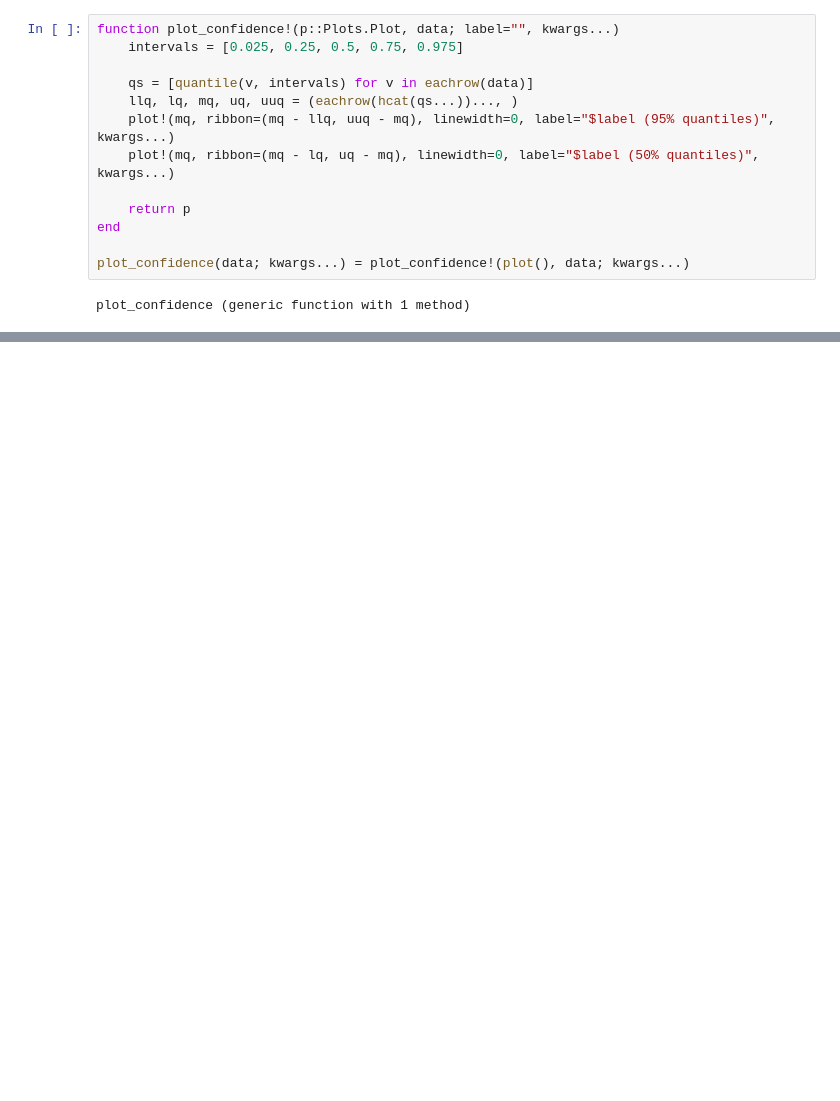
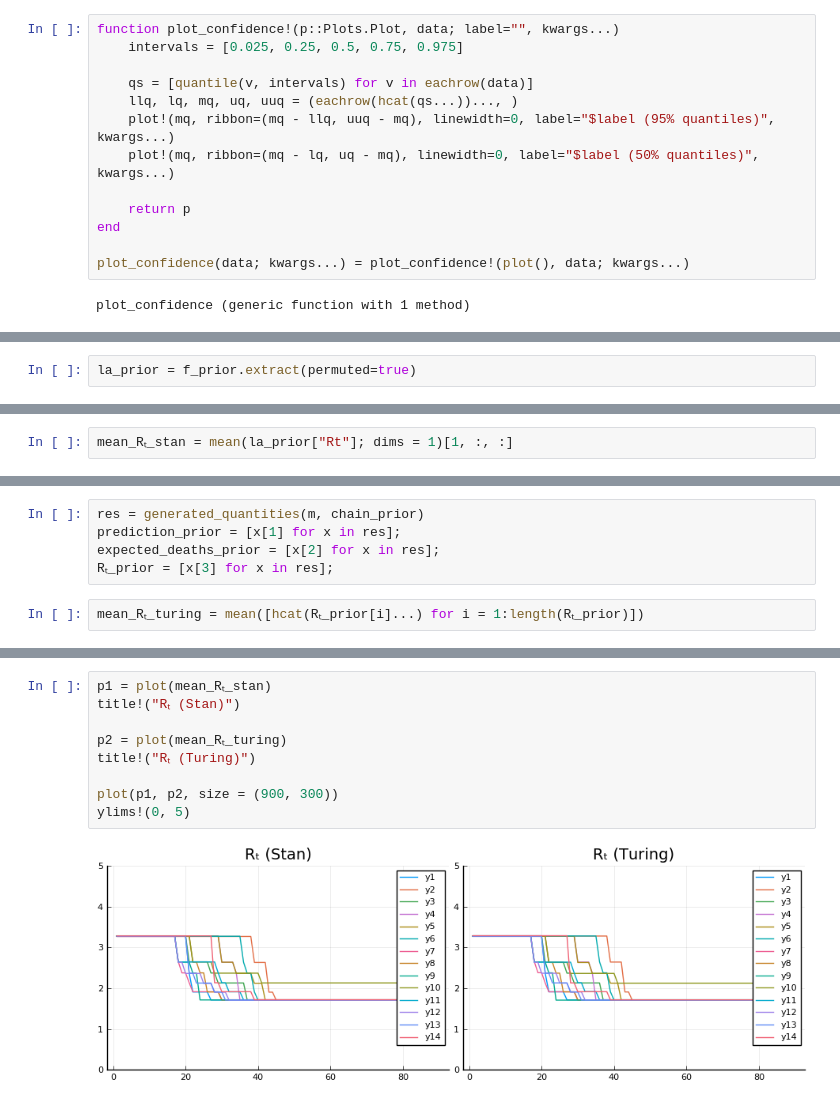
Before and after one commit to cambridge-mlg/Covid19, a Jupyter notebook: notebooks/01-Imperial-Report-13-Basics.ipynb, the cells around one changed output, grey strips where cells are left out. Saved outputs shown, nothing was run; the diff lists cells and outputs as text; blank space fills up the shorter version.

```diff
--- a/notebooks/01-Imperial-Report-13-Basics.ipynb
+++ b/notebooks/01-Imperial-Report-13-Basics.ipynb
@@ -429,0 +821,2 @@ country_prediction_prior_plot(3)
+# %%
+la_prior = f_prior.extract(permuted=true)
@@ -429,0 +840,2 @@ country_prediction_prior_plot(3)
+# %%
+mean_Rₜ_stan = mean(la_prior["Rt"]; dims = 1)[1, :, :]
@@ -429,0 +860,7 @@ country_prediction_prior_plot(3)
+# %%
+res = generated_quantities(m, chain_prior)
+prediction_prior = [x[1] for x in res];
+expected_deaths_prior = [x[2] for x in res];
+Rₜ_prior = [x[3] for x in res];
+# %%
+mean_Rₜ_turing = mean([hcat(Rₜ_prior[i]...) for i = 1:length(Rₜ_prior)])
@@ -429,0 +885,11 @@ country_prediction_prior_plot(3)
+# %%
+p1 = plot(mean_Rₜ_stan)
+title!("Rₜ (Stan)")
+
+p2 = plot(mean_Rₜ_turing)
+title!("Rₜ (Turing)")
+
+plot(p1, p2, size = (900, 300))
+ylims!(0, 5)
+# %% [output]
+[figure, added]
```
Also changed, not shown: parts of 51 cells of this notebook.
